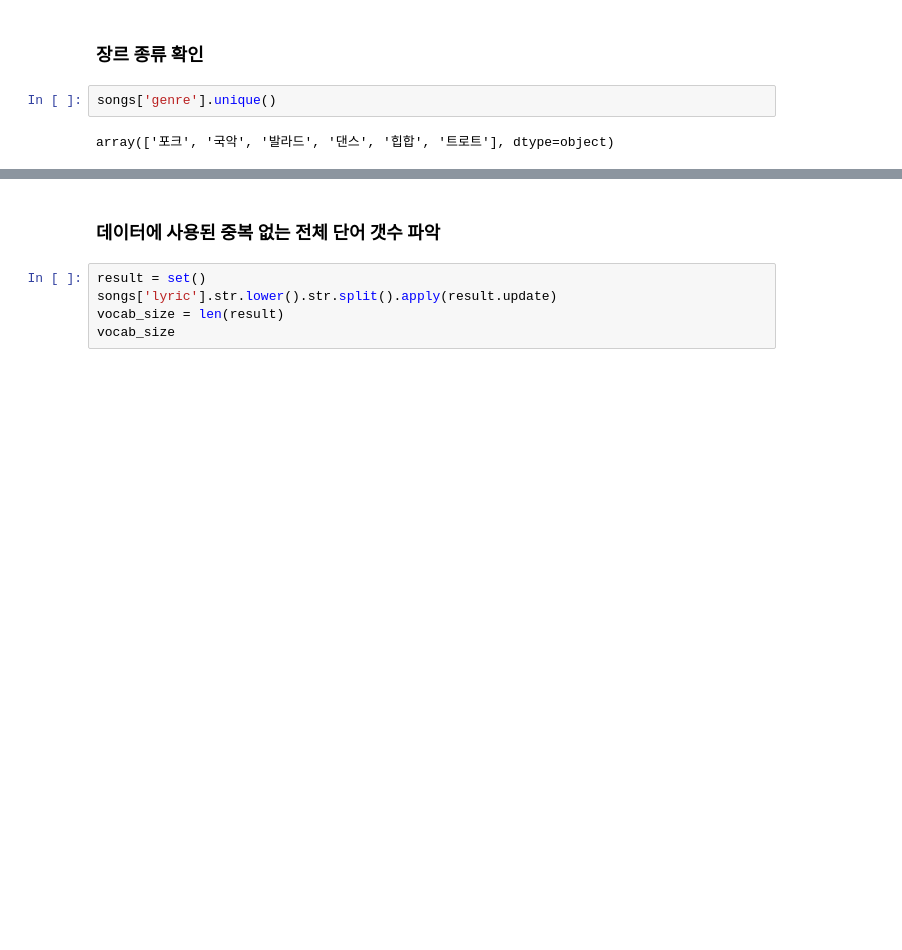
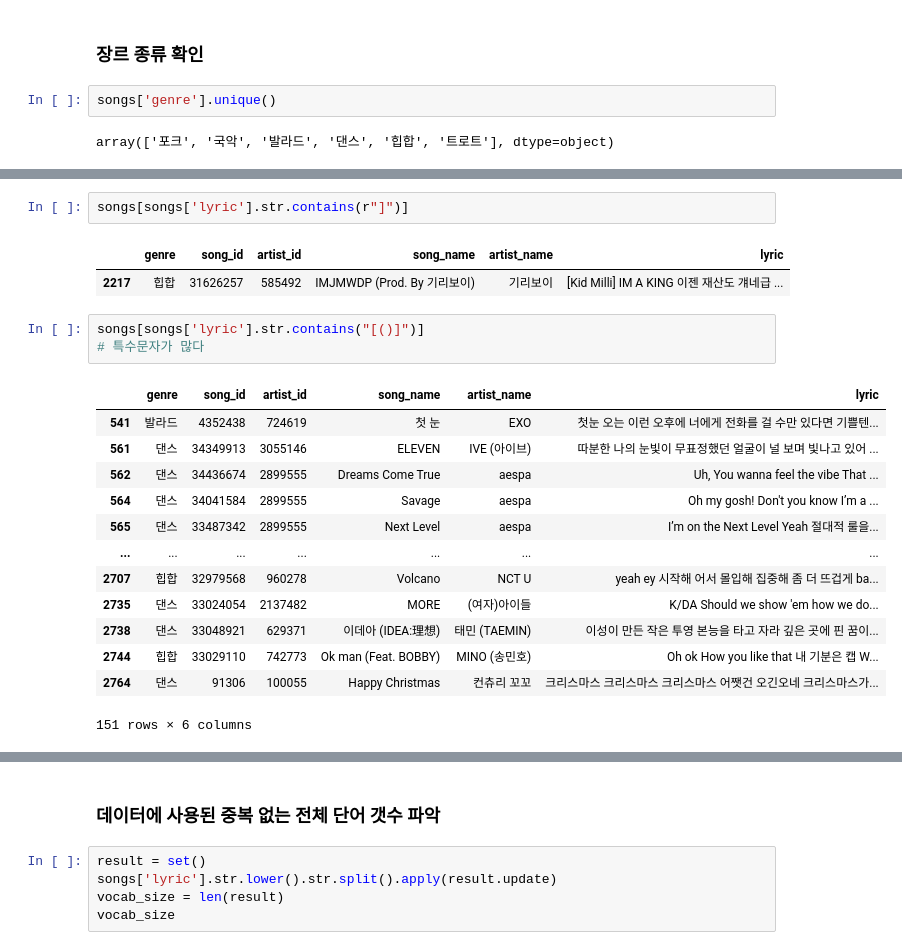
Before and after one commit to monargent0/TJPythonClass, a Jupyter notebook: TeamProject/장르예측.ipynb, the cells around one changed output, grey strips where cells are left out. Saved outputs shown, nothing was run; the diff lists cells and outputs as text; blank space fills up the shorter version.

```diff
--- a/TeamProject/장르예측.ipynb
+++ b/TeamProject/장르예측.ipynb
@@ -120,0 +167,22 @@ array(['포크', '국악', '발라드', '댄스', '힙합', '트로트'], dtype=
+# %%
+songs[songs['lyric'].str.contains(r"]")]
+# %% [output]
+|  | genre | song_id | artist_id | song_name | artist_name | lyric |
+| 2217 | 힙합 | 31626257 | 585492 | IMJMWDP (Prod. By 기리보이) | 기리보이 | [Kid Milli] IM A KING 이젠 재산도 걔네급 ... |
+# %%
+songs[songs['lyric'].str.contains("[()]")]
+# 특수문자가 많다
+# %% [output]
+|  | genre | song_id | artist_id | song_name | artist_name | lyric |
+| 541 | 발라드 | 4352438 | 724619 | 첫 눈 | EXO | 첫눈 오는 이런 오후에 너에게 전화를 걸 수만 있다면 기쁠텐... |
+| 561 | 댄스 | 34349913 | 3055146 | ELEVEN | IVE (아이브) | 따분한 나의 눈빛이 무표정했던 얼굴이 널 보며 빛나고 있어 ... |
+| 562 | 댄스 | 34436674 | 2899555 | Dreams Come True | aespa | Uh, You wanna feel the vibe That ... |
+| 564 | 댄스 | 34041584 | 2899555 | Savage | aespa | Oh my gosh! Don't you know I’m a ... |
+| 565 | 댄스 | 33487342 | 2899555 | Next Level | aespa | I’m on the Next Level Yeah 절대적 룰을... |
+| ... | ... | ... | ... | ... | ... | ... |
+| 2707 | 힙합 | 32979568 | 960278 | Volcano | NCT U | yeah ey 시작해 어서 몰입해 집중해 좀 더 뜨겁게 ba... |
+| 2735 | 댄스 | 33024054 | 2137482 | MORE | (여자)아이들 | K/DA Should we show 'em how we do... |
+| 2738 | 댄스 | 33048921 | 629371 | 이데아 (IDEA:理想) | 태민 (TAEMIN) | 이성이 만든 작은 투영 본능을 타고 자라 깊은 곳에 핀 꿈이... |
+| 2744 | 힙합 | 33029110 | 742773 | Ok man (Feat. BOBBY) | MINO (송민호) | Oh ok How you like that 내 기분은 캡 W... |
+| 2764 | 댄스 | 91306 | 100055 | Happy Christmas | 컨츄리 꼬꼬 | 크리스마스 크리스마스 크리스마스 어쨋건 오긴오네 크리스마스가... |
+151 rows × 6 columns
```
Also changed, not shown: parts of 30 cells of this notebook, 2 other files.
